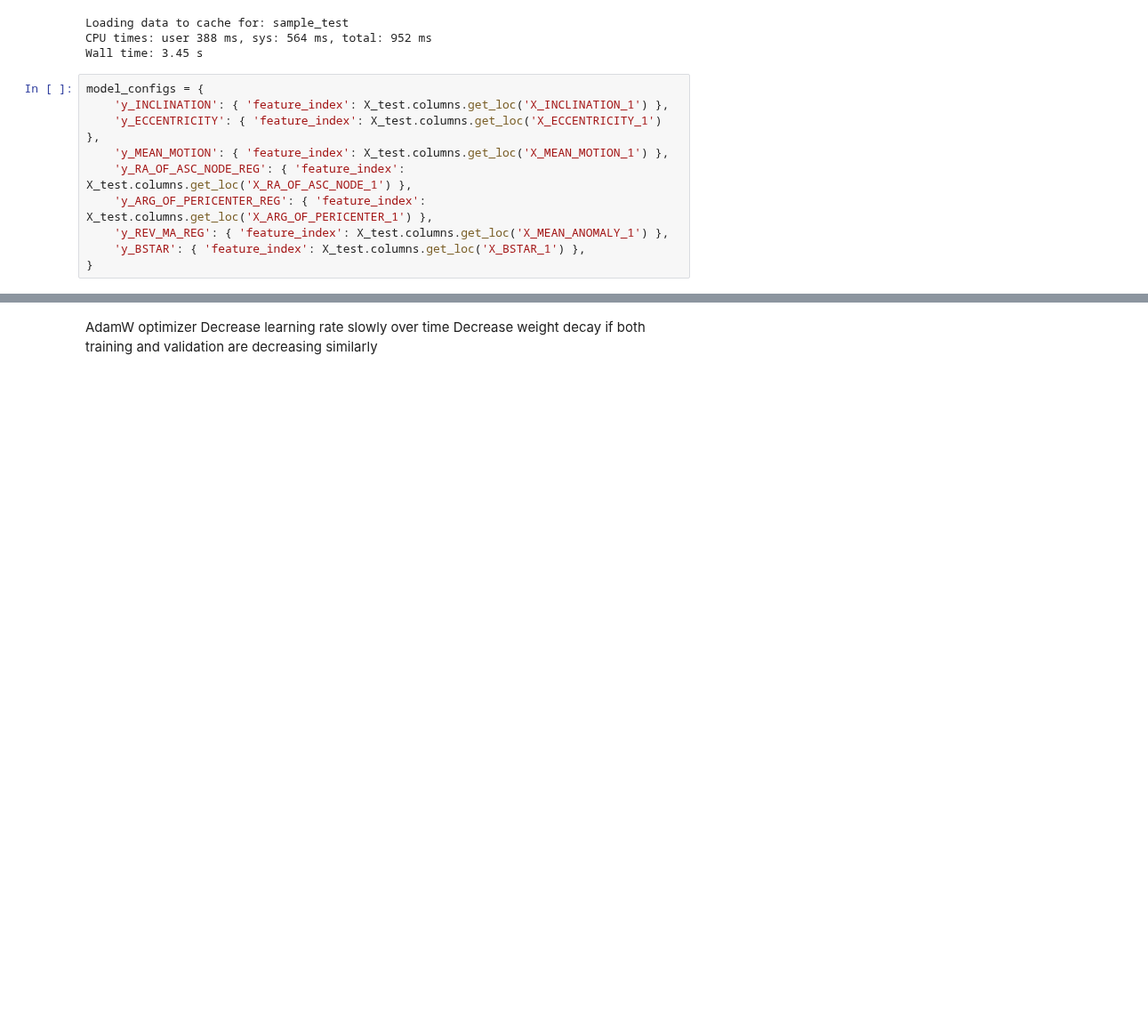
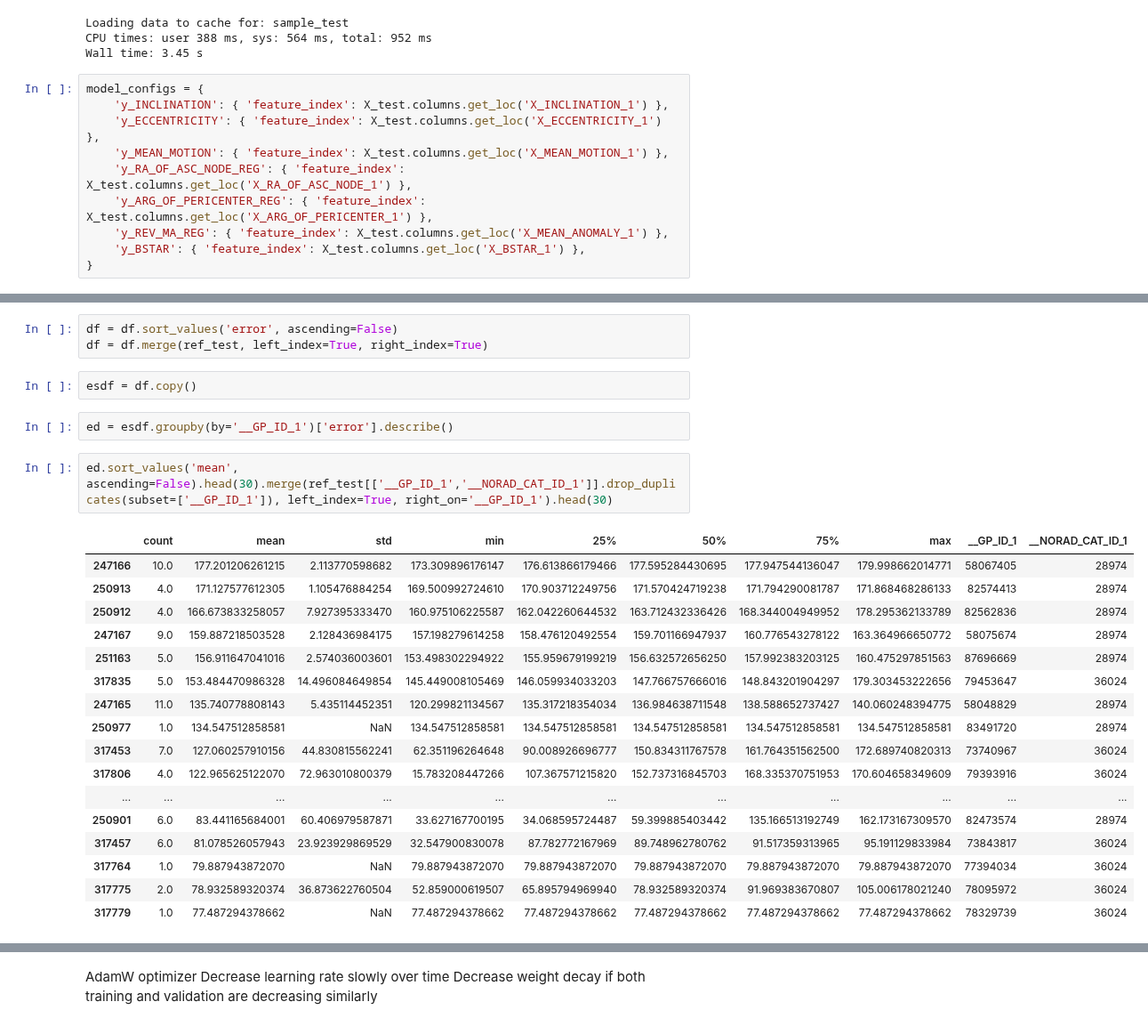
Before and after one commit to cm-tle-pred/tle-prediction, a Jupyter notebook: models/model_t5/model_overview.ipynb, the cells around one changed output, grey strips where cells are left out. Shown at 89% size. Saved outputs shown, nothing was run; the diff lists cells and outputs as text; blank space fills up the shorter version.

```diff
--- a/models/model_t5/model_overview.ipynb
+++ b/models/model_t5/model_overview.ipynb
@@ -171,0 +195,27 @@ AttributeError: 'DataFrame' object has no attribute 'y_RA_OF_ASC_NODE_REG'
+# %%
+df = df.sort_values('error', ascending=False)
+df = df.merge(ref_test, left_index=True, right_index=True)
+# %%
+esdf = df.copy()
+# %%
+ed = esdf.groupby(by='__GP_ID_1')['error'].describe()
+# %%
+ed.sort_values('mean', ascending=False).head(30).merge(ref_test[['__GP_ID_1','__NORAD_CAT_ID_1']].drop_duplicates(subset=['__GP_ID_1']), left_index=True, right_on='__GP_ID_1').head(30)
+# %% [output]
+|  | count | mean | std | min | 25% | 50% | 75% | max | __GP_ID_1 | __NORAD_CAT_ID_1 |
+| 247166 | 10.0 | 177.201206261215 | 2.113770598682 | 173.309896176147 | 176.613866179466 | 177.595284430695 | 177.947544136047 | 179.998662014771 | 58067405 | 28974 |
+| 250913 | 4.0 | 171.127577612305 | 1.105476884254 | 169.500992724610 | 170.903712249756 | 171.570424719238 | 171.794290081787 | 171.868468286133 | 82574413 | 28974 |
+| 250912 | 4.0 | 166.673833258057 | 7.927395333470 | 160.975106225587 | 162.042260644532 | 163.712432336426 | 168.344004949952 | 178.295362133789 | 82562836 | 28974 |
+| 247167 | 9.0 | 159.887218503528 | 2.128436984175 | 157.198279614258 | 158.476120492554 | 159.701166947937 | 160.776543278122 | 163.364966650772 | 58075674 | 28974 |
+| 251163 | 5.0 | 156.911647041016 | 2.574036003601 | 153.498302294922 | 155.959679199219 | 156.632572656250 | 157.992383203125 | 160.475297851563 | 87696669 | 28974 |
+| 317835 | 5.0 | 153.484470986328 | 14.496084649854 | 145.449008105469 | 146.059934033203 | 147.766757666016 | 148.843201904297 | 179.303453222656 | 79453647 | 36024 |
+| 247165 | 11.0 | 135.740778808143 | 5.435114452351 | 120.299821134567 | 135.317218354034 | 136.984638711548 | 138.588652737427 | 140.060248394775 | 58048829 | 28974 |
+| 250977 | 1.0 | 134.547512858581 | NaN | 134.547512858581 | 134.547512858581 | 134.547512858581 | 134.547512858581 | 134.547512858581 | 83491720 | 28974 |
+| 317453 | 7.0 | 127.060257910156 | 44.830815562241 | 62.351196264648 | 90.008926696777 | 150.834311767578 | 161.764351562500 | 172.689740820313 | 73740967 | 36024 |
+| 317806 | 4.0 | 122.965625122070 | 72.963010800379 | 15.783208447266 | 107.367571215820 | 152.737316845703 | 168.335370751953 | 170.604658349609 | 79393916 | 36024 |
+| ... | ... | ... | ... | ... | ... | ... | ... | ... | ... | ... |
+| 250901 | 6.0 | 83.441165684001 | 60.406979587871 | 33.627167700195 | 34.068595724487 | 59.399885403442 | 135.166513192749 | 162.173167309570 | 82473574 | 28974 |
+| 317457 | 6.0 | 81.078526057943 | 23.923929869529 | 32.547900830078 | 87.782772167969 | 89.748962780762 | 91.517359313965 | 95.191129833984 | 73843817 | 36024 |
+| 317764 | 1.0 | 79.887943872070 | NaN | 79.887943872070 | 79.887943872070 | 79.887943872070 | 79.887943872070 | 79.887943872070 | 77394034 | 36024 |
+| 317775 | 2.0 | 78.932589320374 | 36.873622760504 | 52.859000619507 | 65.895794969940 | 78.932589320374 | 91.969383670807 | 105.006178021240 | 78095972 | 36024 |
+| 317779 | 1.0 | 77.487294378662 | NaN | 77.487294378662 | 77.487294378662 | 77.487294378662 | 77.487294378662 | 77.487294378662 | 78329739 | 36024 |
```
Also changed, not shown: parts of 7 cells of this notebook, 5 other files.
